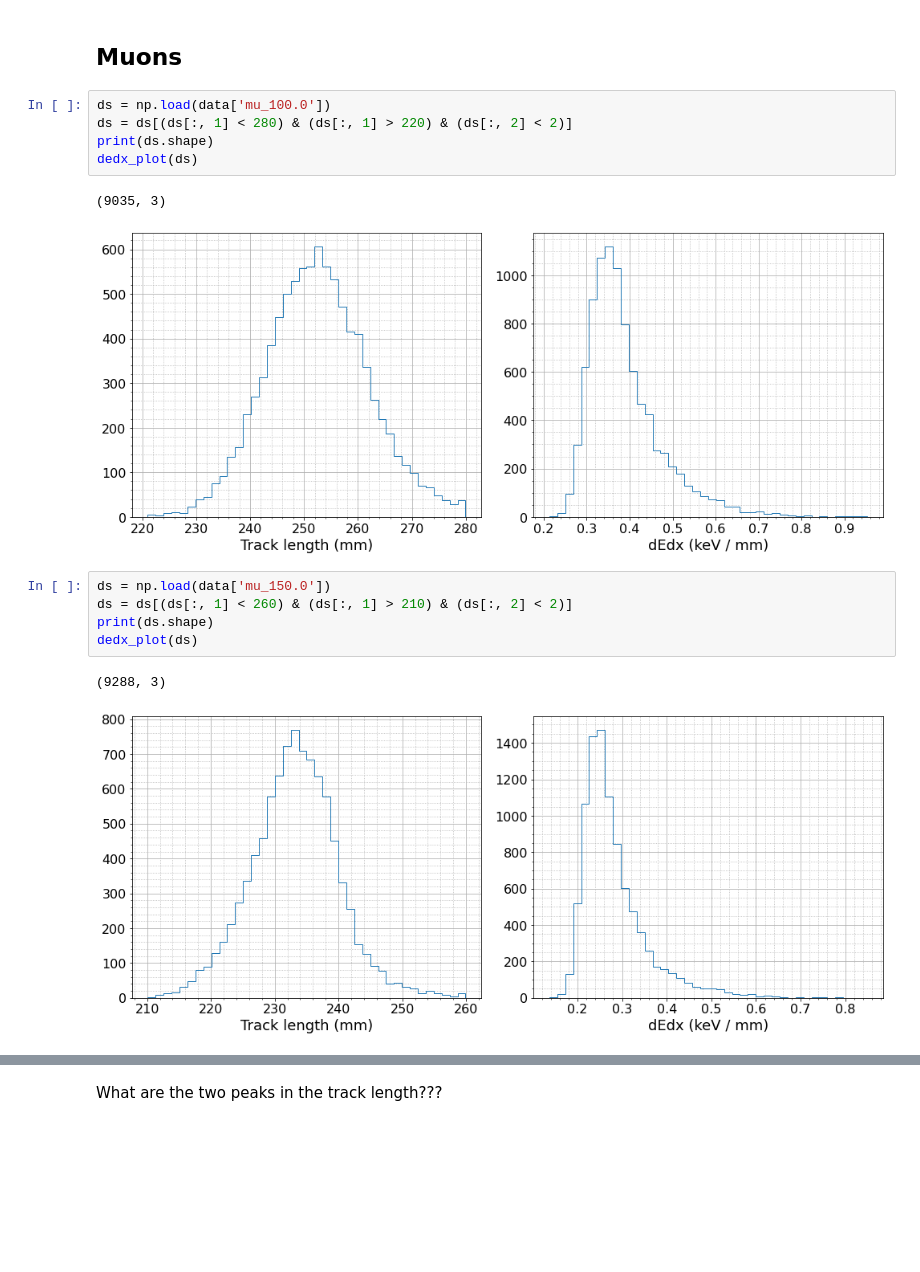
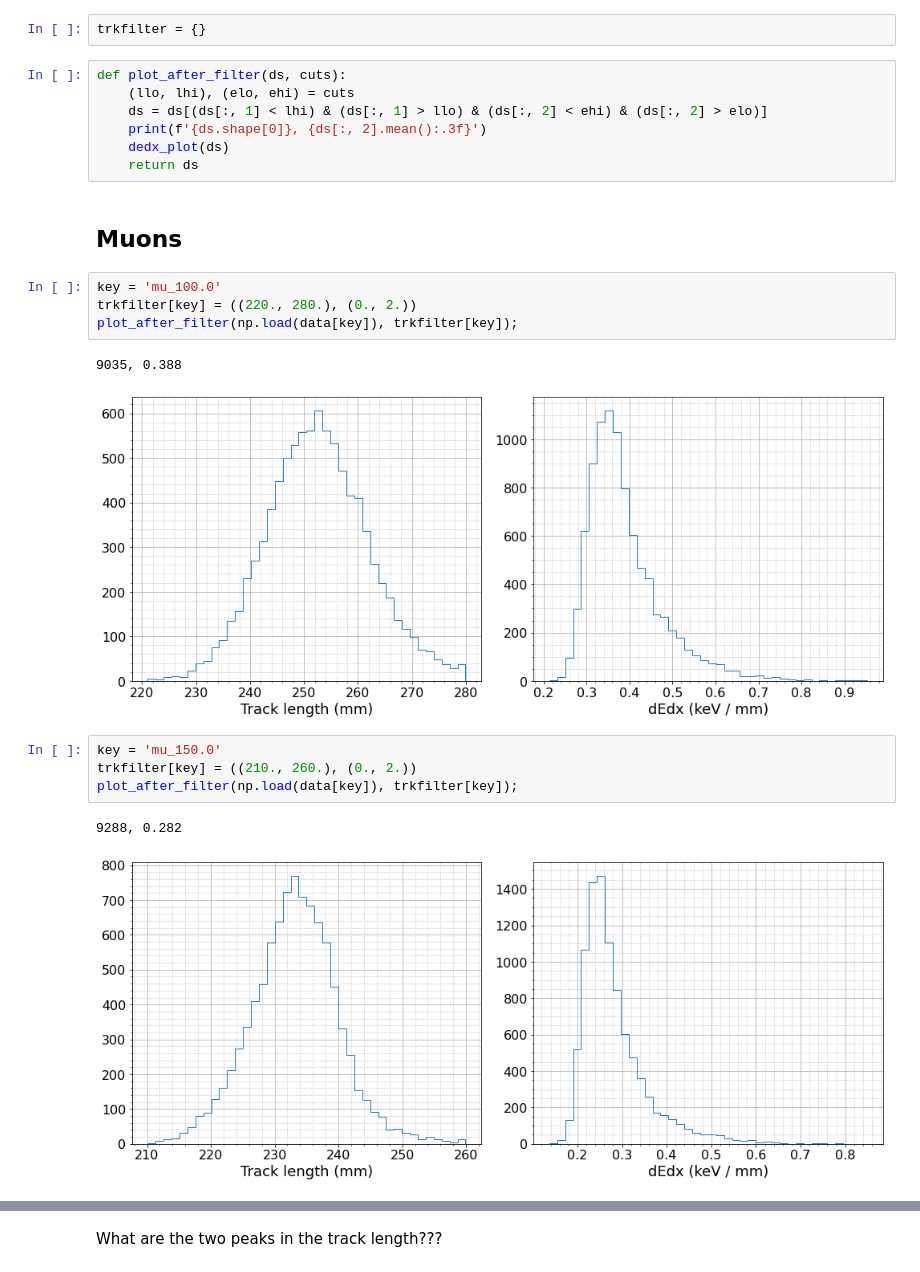
Before and after one commit to VitalyVorobyev/tpcdigi, a Jupyter notebook: TracksCleanup.ipynb, the cells around one changed output, grey strips where cells are left out. Saved outputs shown, nothing was run; the diff lists cells and outputs as text; blank space fills up the shorter version.

```diff
--- a/TracksCleanup.ipynb
+++ b/TracksCleanup.ipynb
@@ -36,22 +37,29 @@ def dedx_plot(ds):
         a.grid(which='major')
         a.grid(which='minor', linestyle=':')
     fig.tight_layout()
+# %%
+trkfilter = {}
+# %%
+def plot_after_filter(ds, cuts):
+    (llo, lhi), (elo, ehi) = cuts
+    ds = ds[(ds[:, 1] < lhi) & (ds[:, 1] > llo) & (ds[:, 2] < ehi) & (ds[:, 2] > elo)]
+    print(f'{ds.shape[0]}, {ds[:, 2].mean():.3f}')
+    dedx_plot(ds)
+    return ds
 # %% [markdown]
 ## Muons
 # %%
-ds = np.load(data['mu_100.0'])
-ds = ds[(ds[:, 1] < 280) & (ds[:, 1] > 220) & (ds[:, 2] < 2)]
-print(ds.shape)
-dedx_plot(ds)
+key = 'mu_100.0'
+trkfilter[key] = ((220., 280.), (0., 2.))
+plot_after_filter(np.load(data[key]), trkfilter[key]);
 # %% [output]
-(9035, 3)
+9035, 0.388
-[figure, old version]
+[figure, new version]
 # %%
-ds = np.load(data['mu_150.0'])
-ds = ds[(ds[:, 1] < 260) & (ds[:, 1] > 210) & (ds[:, 2] < 2)]
-print(ds.shape)
-dedx_plot(ds)
+key = 'mu_150.0'
+trkfilter[key] = ((210., 260.), (0., 2.))
+plot_after_filter(np.load(data[key]), trkfilter[key]);
 # %% [output]
-(9288, 3)
+9288, 0.282
-[figure, old version]
+[figure, new version]
 # %%
```
Also changed, not shown: parts of 50 cells of this notebook, 2 other files.
